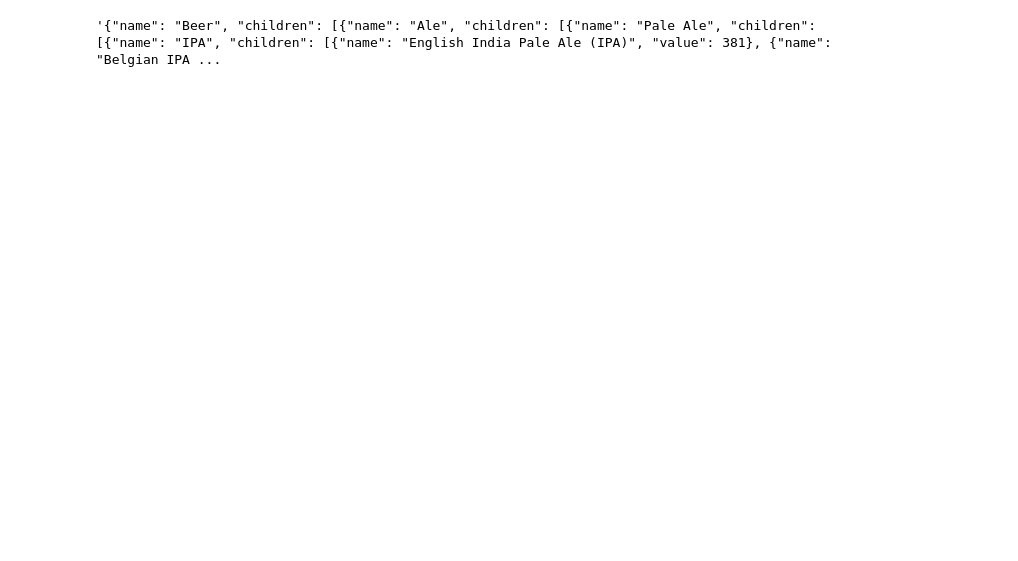
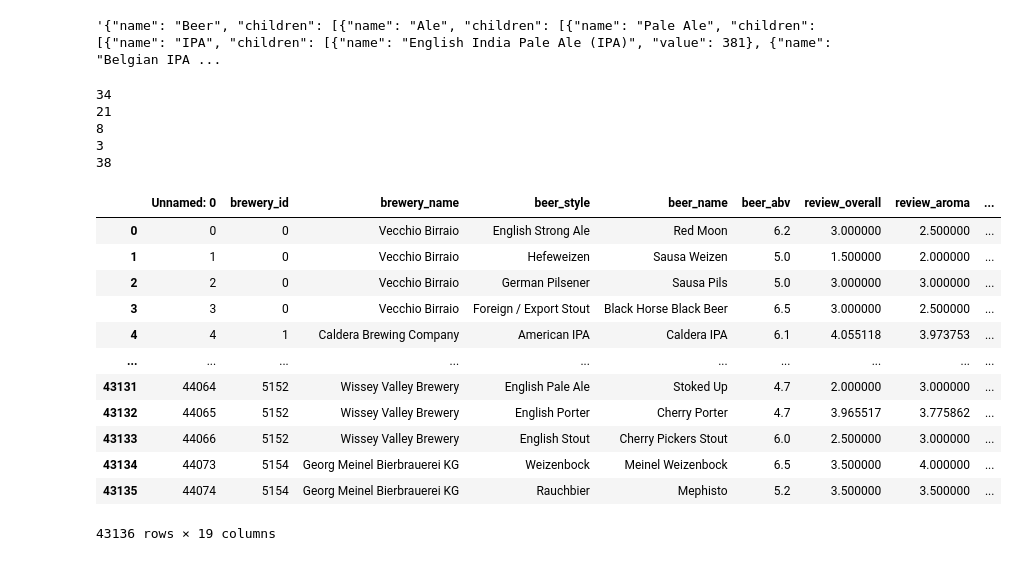
Before and after one commit to 6859-sp21/a4-beereaction, a Jupyter notebook: data/analyze_beer_and_address.ipynb, the cells around one changed output. Saved outputs shown, nothing was run; the diff lists cells and outputs as text; code cells hidden in the pictures; blank space fills up the shorter version.

Commit message:
beer class col added

```diff
--- a/data/analyze_beer_and_address.ipynb
+++ b/data/analyze_beer_and_address.ipynb
@@ -258,3 +222,42 @@ dict_to_json = json.dumps(json_data)
 dict_to_json
 # %% [output]
 '{"name": "Beer", "children": [{"name": "Ale", "children": [{"name": "Pale Ale", "children": [{"name": "IPA", "children": [{"name": "English India Pale Ale (IPA)", "value": 381}, {"name": "Belgian IPA ...
+# %%
+flattened = {}
+
+flattened['Ale'] = ['American IPA', 'Belgian IPA', 'American Double / Imperial IPA', 'English India Pale Ale (IPA)', 'American Pale Wheat Ale', 'American Pale Ale (APA)', 'English Pale Mild Ale', 'Extra Special / Strong Bitter (ESB)', 'English Pale Ale', 'Belgian Strong Pale Ale', 'Belgian Pale Ale', 'Bière de Garde', 'American Black Ale', 'American Dark Wheat Ale', 'American Brown Ale', 'English Dark Mild Ale', 'English Brown Ale', 'Belgian Dark Ale', 'Belgian Strong Dark Ale', 'American Amber / Red Ale', 'Irish Red Ale', 'Flanders Red Ale', 'American Strong Ale', 'English Strong Ale', 'American Blonde Ale', 'Scottish Gruit / Ancient Herbed Ale', 'Pumpkin Ale', 'Cream Ale', 'Sahti', 'Scottish Ale', 'Scotch Ale / Wee Heavy', 'American Wild Ale', 'Saison / Farmhouse Ale', 'Old Ale']
+flattened['Lager'] = ['American Double / Imperial Pilsner', 'Czech Pilsener', 'German Pilsener', 'Euro Dark Lager', 'Schwarzbier', 'Munich Dunkel Lager', 'Light Lager', 'Munich Helles Lager', 'Euro Pale Lager', 'American Pale Lager', 'Maibock / Helles Bock', 'Eisbock', 'Euro Strong Lager', 'Bock', 'Vienna Lager', 'Keller Bier / Zwickel Bier', 'Japanese Rice Lager', 'American Adjunct Lager', 'Dortmunder / Export Lager', 'Märzen / Oktoberfest', 'American Amber / Red Lager']
+flattened['Stout'] = ['American Double / Imperial Stout', 'Russian Imperial Stout', 'Irish Dry Stout', 'American Stout', 'Oatmeal Stout', 'English Stout', 'Milk / Sweet Stout', 'Foreign / Export Stout']
+flattened['Porter'] = ['American Porter', 'Baltic Porter', 'English Porter']
+flattened['Else'] = ['California Common / Steam Beer', 'American Malt Liquor', 'American Barleywine', 'English Barleywine', 'English Bitter', 'Gose', 'Weizenbock', 'Kölsch', 'Dunkelweizen', 'Altbier', 'Berliner Weissbier', 'Gueuze', 'Faro', 'Lambic - Unblended', 'Flanders Oud Bruin', 'Lambic - Fruit', 'Chile Beer', 'Happoshu', 'Quadrupel (Quad)', 'Low Alcohol Beer', 'Dubbel', 'Doppelbock', 'Tripel', 'Rye Beer', 'Roggenbier', 'Kvass', 'Witbier', 'Kristalweizen', 'Wheatwine', 'Hefeweizen', 'Herbed / Spiced Beer', 'Fruit / Vegetable Beer', 'Winter Warmer', 'Braggot', 'Smoked Beer', 'Rauchbier', 'Bière de Champagne / Bière Brut', 'Black & Tan']
+# %% [output]
+34
+21
+8
+3
+38
+# %%
+df2 = beer_review_raw.copy()
+df2['beer_class'] = None
+# %%
+for i, row in df2.iterrows():
+  for name in flattened:
+    if row['beer_style'] in flattened[name]:
+      df2.at[i,'beer_class'] = name
+      break
+# %%
+df2
+# %% [output]
+|  | Unnamed: 0 | brewery_id | brewery_name | beer_style | beer_name | beer_abv | review_overall | review_aroma | ... |
+| 0 | 0 | 0 | Vecchio Birraio | English Strong Ale | Red Moon | 6.2 | 3.000000 | 2.500000 | ... |
+| 1 | 1 | 0 | Vecchio Birraio | Hefeweizen | Sausa Weizen | 5.0 | 1.500000 | 2.000000 | ... |
+| 2 | 2 | 0 | Vecchio Birraio | German Pilsener | Sausa Pils | 5.0 | 3.000000 | 3.000000 | ... |
+| 3 | 3 | 0 | Vecchio Birraio | Foreign / Export Stout | Black Horse Black Beer | 6.5 | 3.000000 | 2.500000 | ... |
+| 4 | 4 | 1 | Caldera Brewing Company | American IPA | Caldera IPA | 6.1 | 4.055118 | 3.973753 | ... |
+| ... | ... | ... | ... | ... | ... | ... | ... | ... | ... |
+| 43131 | 44064 | 5152 | Wissey Valley Brewery | English Pale Ale | Stoked Up | 4.7 | 2.000000 | 3.000000 | ... |
+| 43132 | 44065 | 5152 | Wissey Valley Brewery | English Porter | Cherry Porter | 4.7 | 3.965517 | 3.775862 | ... |
+| 43133 | 44066 | 5152 | Wissey Valley Brewery | English Stout | Cherry Pickers Stout | 6.0 | 2.500000 | 3.000000 | ... |
+| 43134 | 44073 | 5154 | Georg Meinel Bierbrauerei KG | Weizenbock | Meinel Weizenbock | 6.5 | 3.500000 | 4.000000 | ... |
+| 43135 | 44074 | 5154 | Georg Meinel Bierbrauerei KG | Rauchbier | Mephisto | 5.2 | 3.500000 | 3.500000 | ... |
+43136 rows × 19 columns
```
Also changed, not shown: parts of 5 cells of this notebook, 1 other file.
